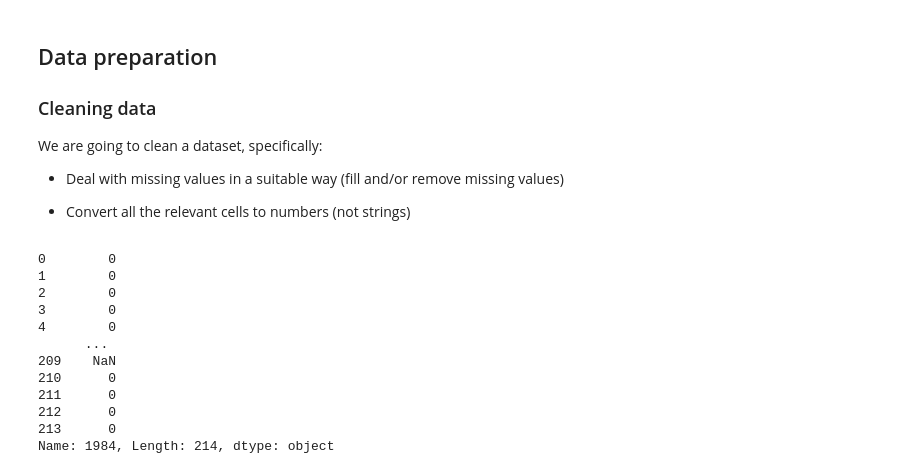
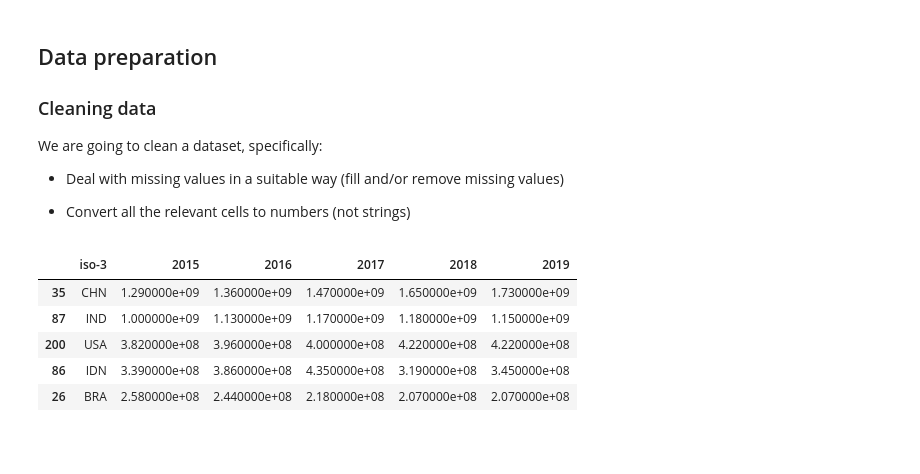
Before and after one commit to gaboun/su-mt4007, a Jupyter notebook: HW3/HW3.ipynb, the cells around one changed output. Cells and saved outputs as stored; diff of their text form; code cells hidden in the pictures; blank space fills up the shorter version.

```diff
--- a/HW3/HW3.ipynb
+++ b/HW3/HW3.ipynb
@@ -393,20 +393,38 @@ We are going to clean a dataset, specifically:
 * Deal with missing values in a suitable way (fill and/or remove missing values)
 
 * Convert all the relevant cells to numbers (not strings)
-# %%
-df_4 = pd.read_csv("https://raw.githubusercontent.com/su-mt4007/data/refs/heads/main/cell_phones_total.csv")
-
-df_4['1984']
-# %% [output]
-0        0
-1        0
-2        0
-3        0
-4        0
-      ...
-209    NaN
-210      0
-211      0
-212      0
-213      0
-Name: 1984, Length: 214, dtype: object
+# %%
+df_4 = pd.read_csv("https://raw.githubusercontent.com/su-mt4007/data/refs/heads/main/cell_phones_total.csv").copy()
+
+# Function to convert string values to numeric
+def convert_to_numeric(value):
+    if isinstance(value, str):
+        multipliers = {'k': 1e3, 'M': 1e6, 'B': 1e9}
+        try:
+            # Extract numeric part and suffix
+            num_part = float(value[:-1])  # All but the last character
+            suffix = value[-1]  # Last character
+            return num_part * multipliers.get(suffix, 1)  # Multiply by corresponding multiplier
+        except ValueError:
+            return np.nan  # Handle invalid entries
+    return value  # If not a string, return as-is
+
+df_4.iloc[:, 1:] = df_4.iloc[:, 1:].map(convert_to_numeric) #convert to normal numbers
+
+object_cols = df_4.iloc[:, 1:].select_dtypes(include=['object']).columns #singel out the problematic columns
+
+df_4[object_cols] = df_4[object_cols].apply(pd.to_numeric, errors='coerce') #convert the type
+
+df_4.iloc[:, 1:] = df_4.iloc[:, 1:].ffill(axis=1) #"forward-filling" the missing values
+
+sorted_df = df_4.sort_values(by='2015', ascending=False)
+
+sorted_df = sorted_df[['iso-3', '2015', '2016', '2017', '2018', '2019']]
+sorted_df.head() #presenting it in the desired format
+# %% [output]
+|  | iso-3 | 2015 | 2016 | 2017 | 2018 | 2019 |
+| 35 | CHN | 1.290000e+09 | 1.360000e+09 | 1.470000e+09 | 1.650000e+09 | 1.730000e+09 |
+| 87 | IND | 1.000000e+09 | 1.130000e+09 | 1.170000e+09 | 1.180000e+09 | 1.150000e+09 |
+| 200 | USA | 3.820000e+08 | 3.960000e+08 | 4.000000e+08 | 4.220000e+08 | 4.220000e+08 |
+| 86 | IDN | 3.390000e+08 | 3.860000e+08 | 4.350000e+08 | 3.190000e+08 | 3.450000e+08 |
+| 26 | BRA | 2.580000e+08 | 2.440000e+08 | 2.180000e+08 | 2.070000e+08 | 2.070000e+08 |
```
